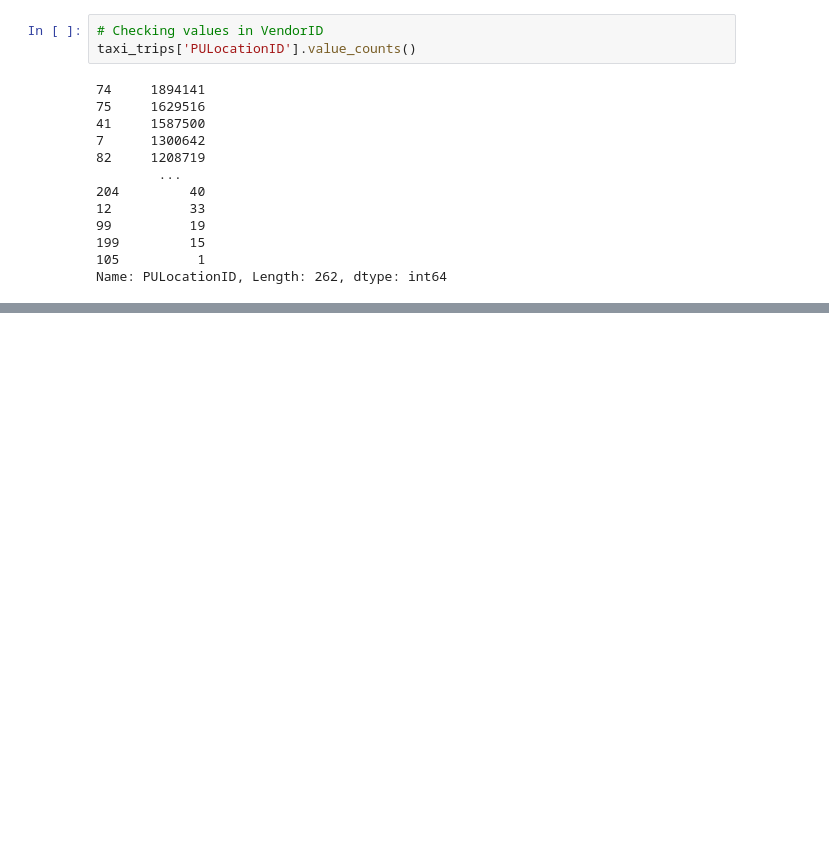
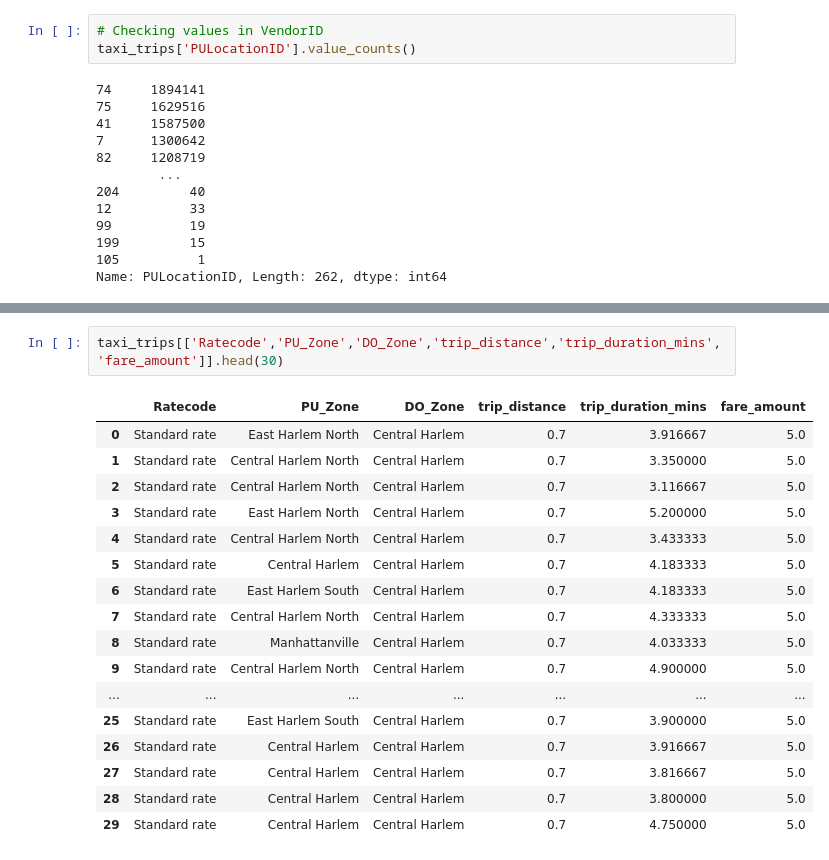
Before and after one commit to rayeess/NYC-Taxi-Trips, a Jupyter notebook: Data Cleaning.ipynb, the cells around one changed output, grey strips where cells are left out. Drawn from its saved outputs; the diff is of its cells as text; blank space fills up the shorter version.

```diff
--- a/Data Cleaning.ipynb
+++ b/Data Cleaning.ipynb
@@ -431,0 +532,20 @@ Name: PULocationID, Length: 262, dtype: int64
+# %%
+taxi_trips[['Ratecode','PU_Zone','DO_Zone','trip_distance','trip_duration_mins','fare_amount']].head(30)
+# %% [output]
+|  | Ratecode | PU_Zone | DO_Zone | trip_distance | trip_duration_mins | fare_amount |
+| 0 | Standard rate | East Harlem North | Central Harlem | 0.7 | 3.916667 | 5.0 |
+| 1 | Standard rate | Central Harlem North | Central Harlem | 0.7 | 3.350000 | 5.0 |
+| 2 | Standard rate | Central Harlem North | Central Harlem | 0.7 | 3.116667 | 5.0 |
+| 3 | Standard rate | East Harlem North | Central Harlem | 0.7 | 5.200000 | 5.0 |
+| 4 | Standard rate | Central Harlem North | Central Harlem | 0.7 | 3.433333 | 5.0 |
+| 5 | Standard rate | Central Harlem | Central Harlem | 0.7 | 4.183333 | 5.0 |
+| 6 | Standard rate | East Harlem South | Central Harlem | 0.7 | 4.183333 | 5.0 |
+| 7 | Standard rate | Central Harlem North | Central Harlem | 0.7 | 4.333333 | 5.0 |
+| 8 | Standard rate | Manhattanville | Central Harlem | 0.7 | 4.033333 | 5.0 |
+| 9 | Standard rate | Central Harlem North | Central Harlem | 0.7 | 4.900000 | 5.0 |
+| ... | ... | ... | ... | ... | ... | ... |
+| 25 | Standard rate | East Harlem South | Central Harlem | 0.7 | 3.900000 | 5.0 |
+| 26 | Standard rate | Central Harlem | Central Harlem | 0.7 | 3.916667 | 5.0 |
+| 27 | Standard rate | Central Harlem | Central Harlem | 0.7 | 3.816667 | 5.0 |
+| 28 | Standard rate | Central Harlem | Central Harlem | 0.7 | 3.800000 | 5.0 |
+| 29 | Standard rate | Central Harlem | Central Harlem | 0.7 | 4.750000 | 5.0 |
```
Also changed, not shown: parts of 38 cells of this notebook.
